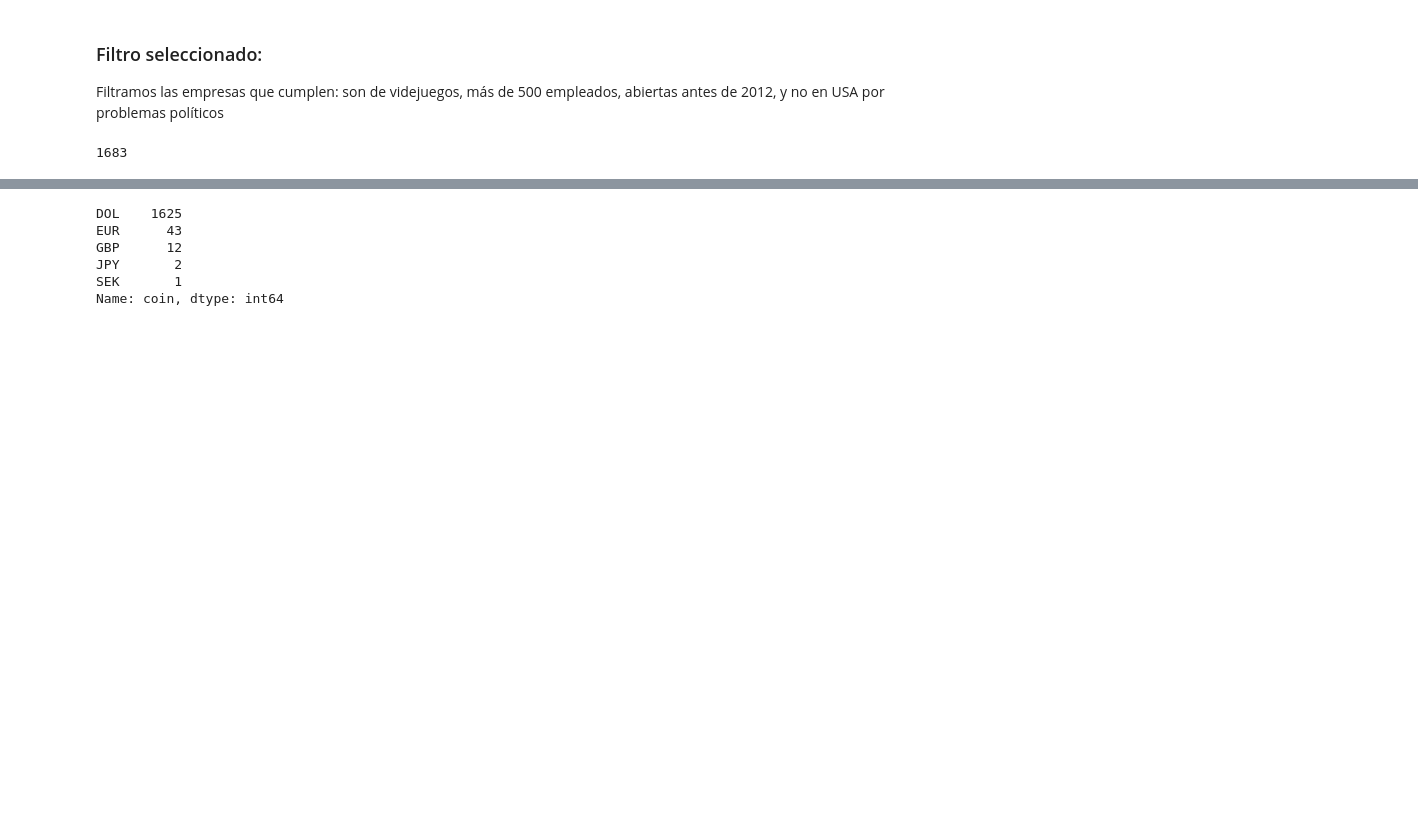
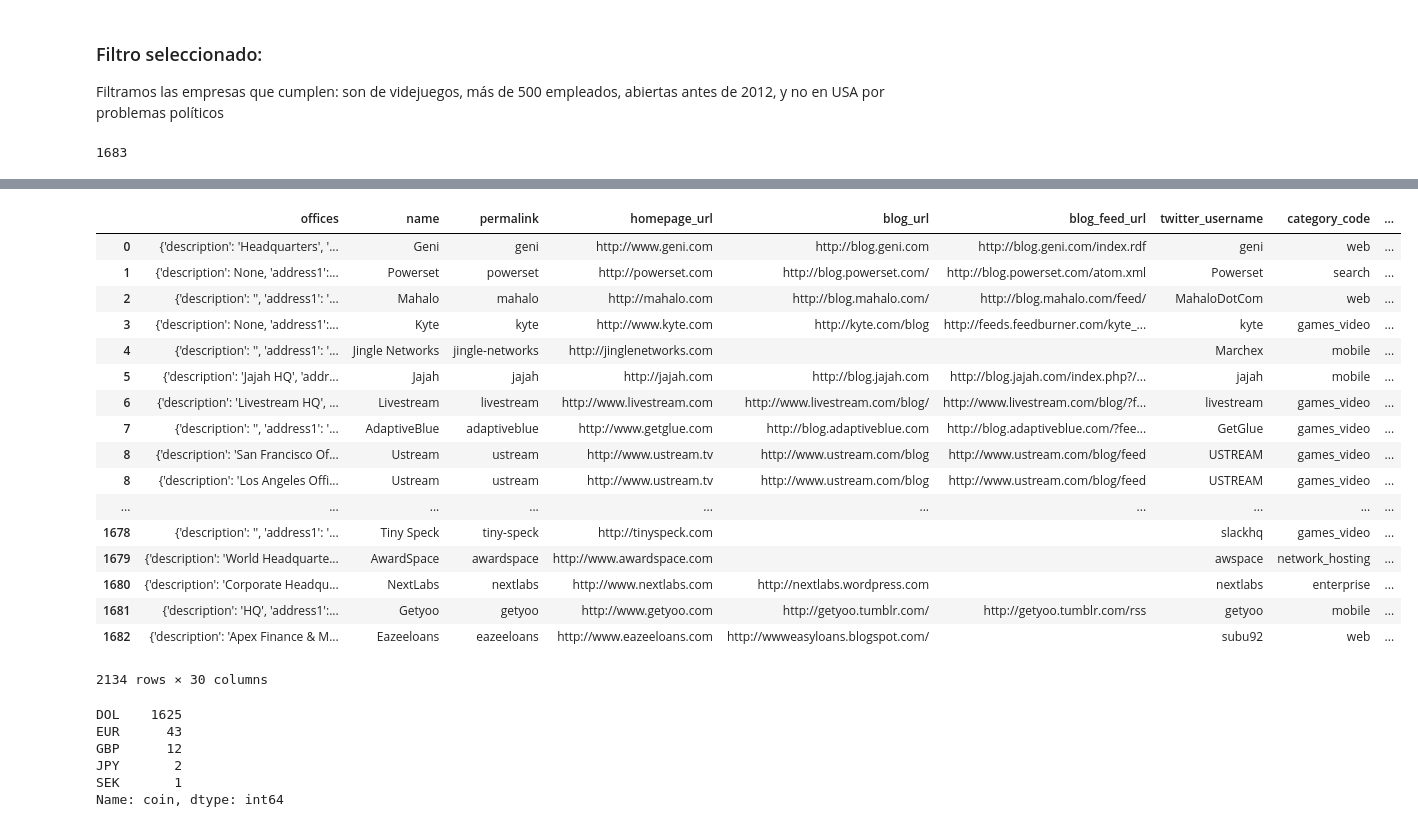
Before and after one commit to albertogcmr/pymongo-project, a Jupyter notebook: main.ipynb, the cells around one changed output, grey strips where cells are left out. Saved outputs shown, nothing was run; the diff lists cells and outputs as text; code cells hidden in the pictures; blank space fills up the shorter version.

```diff
--- a/main.ipynb
+++ b/main.ipynb
@@ -118 +180,23 @@ df.head()
+# %%
+cols = [col for col in df.columns if col != 'offices']
+df['offices'].apply(lambda x: pd.Series(x)).stack().reset_index(level=1, drop=True).to_frame('offices').join(df[cols], how='left')
+# %% [output]
+|  | offices | name | permalink | homepage_url | blog_url | blog_feed_url | twitter_username | category_code | ... |
+| 0 | {'description': 'Headquarters', '... | Geni | geni | http://www.geni.com | http://blog.geni.com | http://blog.geni.com/index.rdf | geni | web | ... |
+| 1 | {'description': None, 'address1':... | Powerset | powerset | http://powerset.com | http://blog.powerset.com/ | http://blog.powerset.com/atom.xml | Powerset | search | ... |
+| 2 | {'description': '', 'address1': '... | Mahalo | mahalo | http://mahalo.com | http://blog.mahalo.com/ | http://blog.mahalo.com/feed/ | MahaloDotCom | web | ... |
+| 3 | {'description': None, 'address1':... | Kyte | kyte | http://www.kyte.com | http://kyte.com/blog | http://feeds.feedburner.com/kyte_... | kyte | games_video | ... |
+| 4 | {'description': '', 'address1': '... | Jingle Networks | jingle-networks | http://jinglenetworks.com |  |  | Marchex | mobile | ... |
+| 5 | {'description': 'Jajah HQ', 'addr... | Jajah | jajah | http://jajah.com | http://blog.jajah.com | http://blog.jajah.com/index.php?/... | jajah | mobile | ... |
+| 6 | {'description': 'Livestream HQ', ... | Livestream | livestream | http://www.livestream.com | http://www.livestream.com/blog/ | http://www.livestream.com/blog/?f... | livestream | games_video | ... |
+| 7 | {'description': '', 'address1': '... | AdaptiveBlue | adaptiveblue | http://www.getglue.com | http://blog.adaptiveblue.com | http://blog.adaptiveblue.com/?fee... | GetGlue | games_video | ... |
+| 8 | {'description': 'San Francisco Of... | Ustream | ustream | http://www.ustream.tv | http://www.ustream.com/blog | http://www.ustream.com/blog/feed | USTREAM | games_video | ... |
+| 8 | {'description': 'Los Angeles Offi... | Ustream | ustream | http://www.ustream.tv | http://www.ustream.com/blog | http://www.ustream.com/blog/feed | USTREAM | games_video | ... |
+| ... | ... | ... | ... | ... | ... | ... | ... | ... | ... |
+| 1678 | {'description': '', 'address1': '... | Tiny Speck | tiny-speck | http://tinyspeck.com |  |  | slackhq | games_video | ... |
+| 1679 | {'description': 'World Headquarte... | AwardSpace | awardspace | http://www.awardspace.com |  |  | awspace | network_hosting | ... |
+| 1680 | {'description': 'Corporate Headqu... | NextLabs | nextlabs | http://www.nextlabs.com | http://nextlabs.wordpress.com |  | nextlabs | enterprise | ... |
+| 1681 | {'description': 'HQ', 'address1':... | Getyoo | getyoo | http://www.getyoo.com | http://getyoo.tumblr.com/ | http://getyoo.tumblr.com/rss | getyoo | mobile | ... |
+| 1682 | {'description': 'Apex Finance & M... | Eazeeloans | eazeeloans | http://www.eazeeloans.com | http://wwweasyloans.blogspot.com/ |  | subu92 | web | ... |
+2134 rows × 30 columns
 # %%
```
Also changed, not shown: parts of 13 cells of this notebook.
